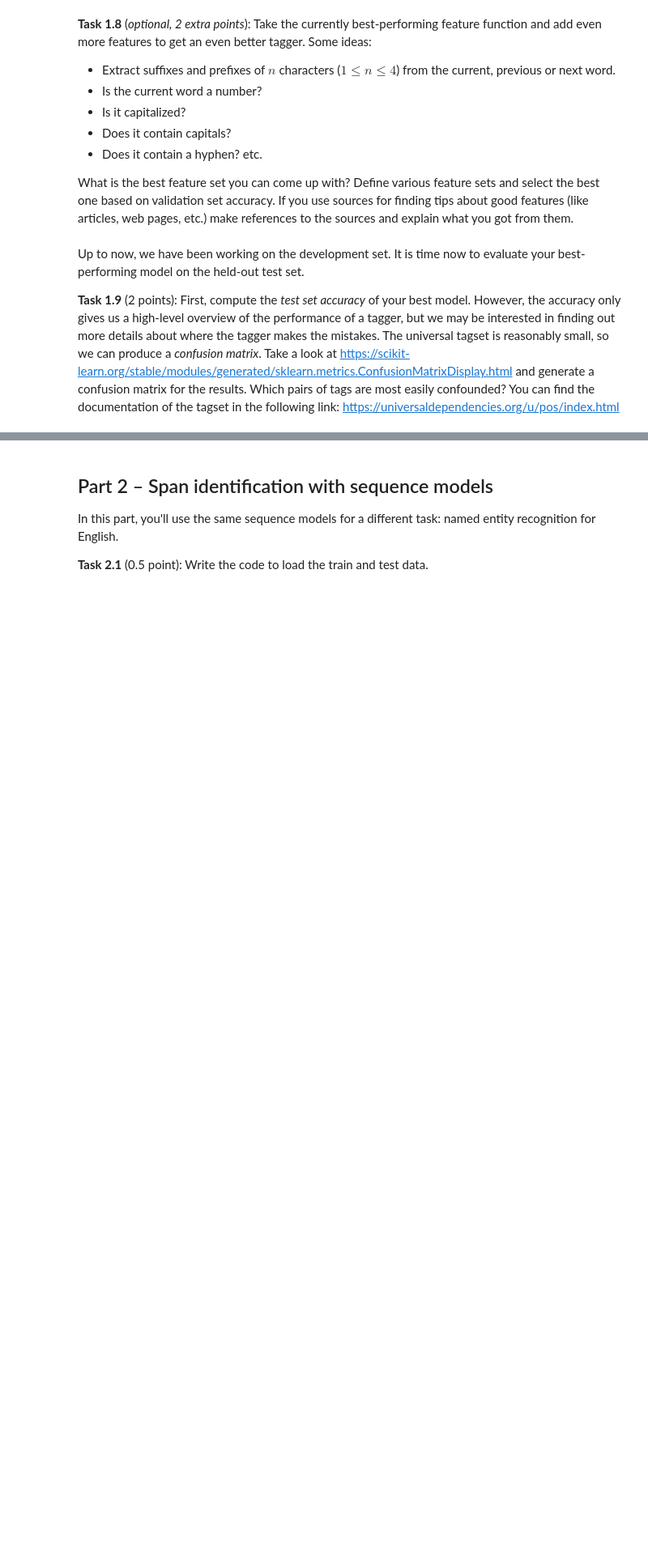
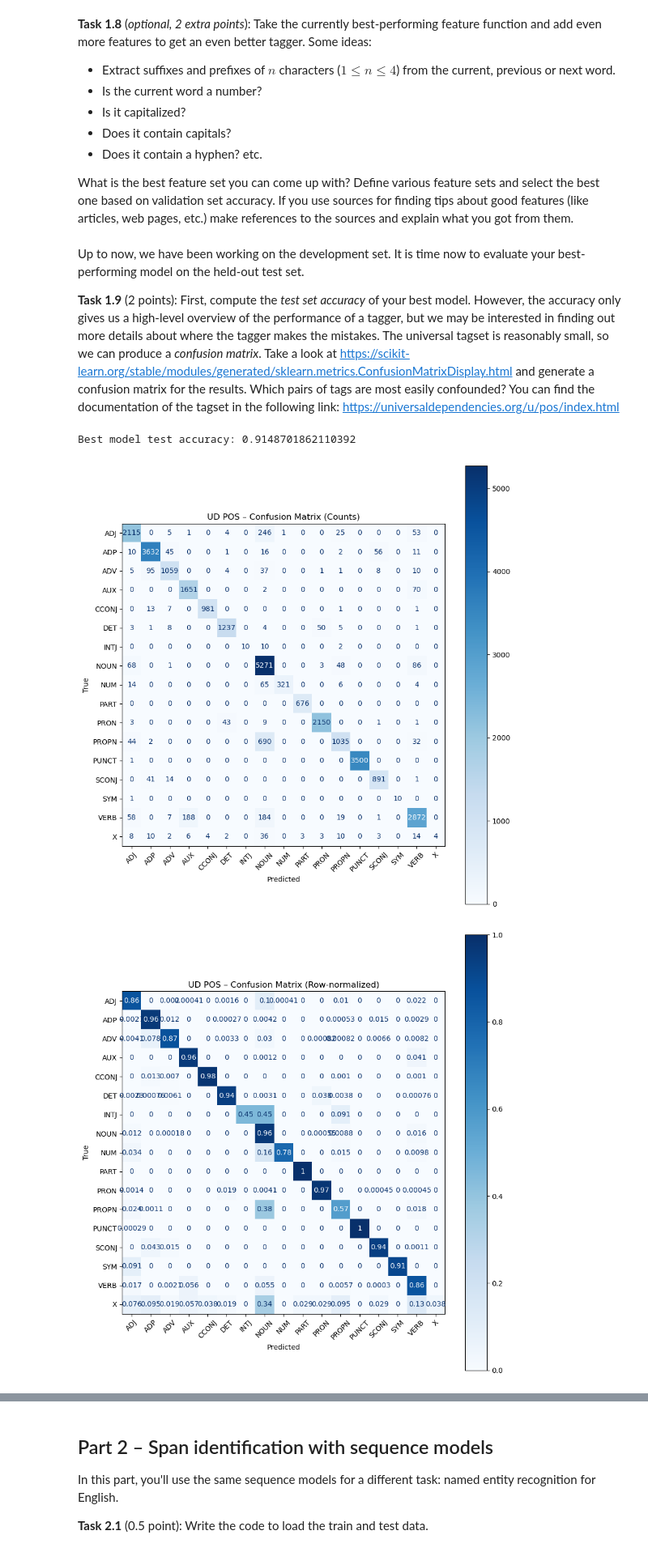
Before and after one commit to qiqin4/IN4080-2025, a Jupyter notebook: oblig2/oblig2_IN4080_h2025.ipynb, the cells around one changed output, grey strips where cells are left out. Shown at 81% size. Cells and saved outputs as stored; diff of their text form; code cells hidden in the pictures; blank space fills up the shorter version.

```diff
--- a/oblig2/oblig2_IN4080_h2025.ipynb
+++ b/oblig2/oblig2_IN4080_h2025.ipynb
@@ -328,3 +336,72 @@ If you use sources for finding tips about good features (like articles, web page
 Up to now, we have been working on the development set. It is time now to evaluate your best-performing model on the held-out test set.
 
 **Task 1.9** (2 points): First, compute the *test set accuracy* of your best model. However, the accuracy only gives us a high-level overview of the performance of a tagger, but we may be interested in finding out more details about where the tagger makes the mistakes. The universal tagset is reasonably small, so we can produce a *confusion matrix*. Take a look at https://scikit-learn.org/stable/modules/generated/sklearn.metrics.ConfusionMatrixDisplay.html and generate a confusion matrix for the results. Which pairs of tags are most easily confounded? You can find the documentation of the tagset in the following link: https://universaldependencies.org/u/pos/index.html
+# %%
+import matplotlib.pyplot as plt
+from sklearn.metrics import accuracy_score, confusion_matrix, ConfusionMatrixDisplay, classification_report
+# training the best model
+best_tagger = GreedyTagger(feature_function=context_features)
+best_tagger.fit(train_data_x, train_data_y)
+
+# prediction part
+test_pred = best_tagger.predict_with_history(test_data_x)
+test_acc = tagging_accuracy(test_data_y, test_pred)
+print("Best model test accuracy:", test_acc)
+
+# confusion matrix
+y_true = [y for s in test_data_y for y in s]
+y_pred = [y for s in test_pred   for y in s]
+labels = sorted(set(y_true) | set(y_pred))
+
+# counts
+cm = confusion_matrix(y_true, y_pred, labels=labels)
+disp = ConfusionMatrixDisplay(confusion_matrix=cm, display_labels=labels)
+fig, ax = plt.subplots(figsize=(9, 9))
+disp.plot(include_values=True, cmap="Blues", ax=ax, xticks_rotation=45, colorbar=True)
+ax.set_title("UD POS – Confusion Matrix (Counts)")
+ax.set_xlabel("Predicted")
+ax.set_ylabel("True")
+plt.tight_layout()
+plt.show()
+
+# row-normalized (per true class)
+cm_norm = confusion_matrix(y_true, y_pred, labels=labels, normalize="true")
+disp2 = ConfusionMatrixDisplay(confusion_matrix=cm_norm, display_labels=labels)
+fig2, ax2 = plt.subplots(figsize=(9, 9))
+disp2.plot(include_values=True, cmap="Blues", ax=ax2, xticks_rotation=45, colorbar=True)
+ax2.set_title("UD POS – Confusion Matrix (Row-normalized)")
+ax2.set_xlabel("Predicted")
+ax2.set_ylabel("True")
+plt.tight_layout()
+plt.show()
+
+# 4) Print top confusions (by count and by rate)
+N = 10
+
+cm_off = cm.copy().astype(float)
+np.fill_diagonal(cm_off, 0)
+flat_idx = np.argsort(cm_off, axis=None)[::-1]
+print("\nTop confusions by COUNT (true → predicted):")
+printed = 0
+for idx in flat_idx:
+    if printed >= N: break
+    i, j = divmod(idx, cm_off.shape[1])
+    if cm_off[i, j] <= 0: break
+    print(f"{labels[i]:>6} → {labels[j]:<6} : {int(cm_off[i, j])}")
+    printed += 1
+
+cm_off_norm = cm_norm.copy()
+np.fill_diagonal(cm_off_norm, 0.0)
+flat_idx2 = np.argsort(cm_off_norm, axis=None)[::-1]
+print("\nTop confusions by RATE (row-normalized, true → predicted):")
+printed = 0
+for idx in flat_idx2:
+    if printed >= N: break
+    i, j = divmod(idx, cm_off_norm.shape[1])
+    if cm_off_norm[i, j] <= 0: break
+    print(f"{labels[i]:>6} → {labels[j]:<6} : {cm_off_norm[i, j]:.3f}")
+    printed += 1
+# %% [output]
+Best model test accuracy: 0.9148701862110392
+[figure, added]
+[figure, added]
```
Also changed, not shown: parts of 6 cells of this notebook.
